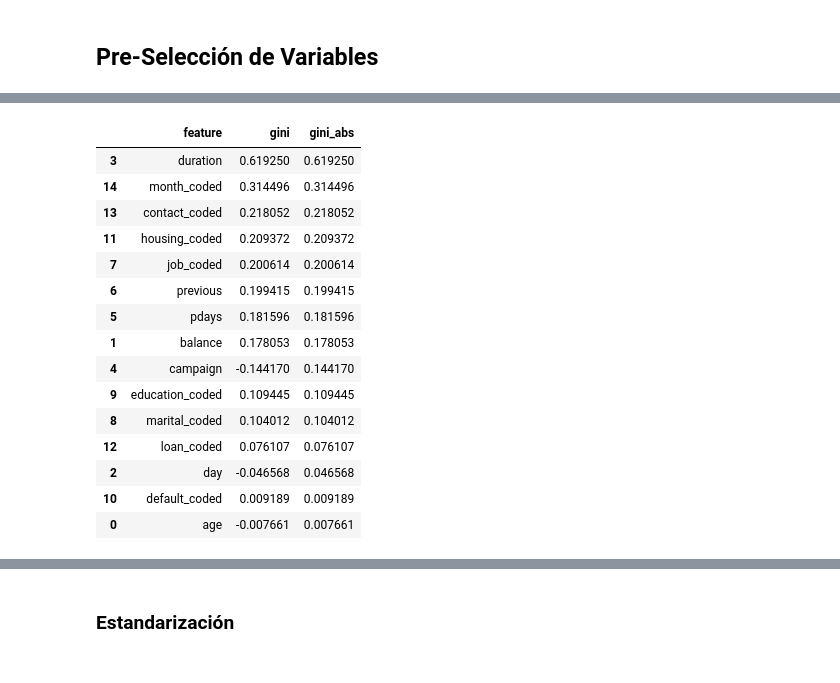
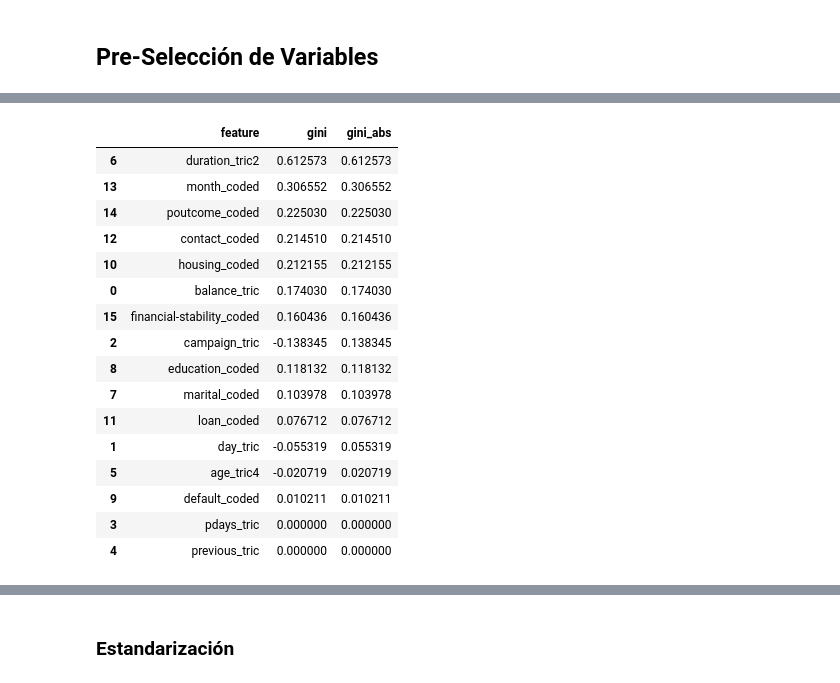
Before and after one commit to jdug1981/proyecto_final, a Jupyter notebook: Proyecto_BANKMARKETING.ipynb, the cells around one changed output, grey strips where cells are left out. Saved outputs shown, nothing was run; the diff lists cells and outputs as text; code cells hidden in the pictures.

```diff
--- a/Proyecto_BANKMARKETING.ipynb
+++ b/Proyecto_BANKMARKETING.ipynb
@@ -923,0 +934,15 @@ sns.lineplot(data = temp.groupby(var + '_rango').agg({'y': 'mean'}).reset_index(
+# %%
+# TRANSFORMACIÓN POLINOMIAL EN TRAIN DE ALGUNAS VARAIBLES NUMERICAS
+train["age_tric4"]=train["age_tric"]**4
+train["duration_tric2"]=train["duration_tric"]**2
+
+
+# TRANSFORMACIÓN POLINOMIAL EN TEST DE ALGUNAS VARAIBLES NUMERICAS
+test["age_tric4"]=test["age_tric"]**4
+test["duration_tric2"]=test["duration_tric"]**2
+# %%
+variables_numericas_ric.remove("age_tric")
+variables_numericas_ric.remove('duration_tric')
+variables_numericas_ric.append("age_tric4")
+variables_numericas_ric.append("duration_tric2")
+variables_numericas_ric
@@ -933,27 +1011,29 @@ numerical_features = variables_numericas
 # %%
-## Pre-Selección de Variables
+## Pre-Selección de Variables usando el GINI
+
 from sklearn.metrics import roc_auc_score
 
-dfgini = pd.DataFrame({'feature': numerical_features + categorical_features_coded,
-                       'gini': [roc_auc_score(train.y, train[col])*2-1 for col in numerical_features + categorical_features_coded]})
+dfgini = pd.DataFrame({'feature': variables_numericas_ric + categorical_features_coded,
+                       'gini': [roc_auc_score(train.y, train[col])*2-1 for col in variables_numericas_ric + categorical_features_coded]})
 
 dfgini['gini_abs'] = dfgini.gini.apply(lambda x: abs(x))
 
 dfgini.sort_values(by = 'gini_abs', ascending = False)
 # %% [output]
 |  | feature | gini | gini_abs |
-| 3 | duration | 0.619250 | 0.619250 |
-| 14 | month_coded | 0.314496 | 0.314496 |
-| 13 | contact_coded | 0.218052 | 0.218052 |
-| 11 | housing_coded | 0.209372 | 0.209372 |
-| 7 | job_coded | 0.200614 | 0.200614 |
-| 6 | previous | 0.199415 | 0.199415 |
-| 5 | pdays | 0.181596 | 0.181596 |
-| 1 | balance | 0.178053 | 0.178053 |
-| 4 | campaign | -0.144170 | 0.144170 |
-| 9 | education_coded | 0.109445 | 0.109445 |
-| 8 | marital_coded | 0.104012 | 0.104012 |
-| 12 | loan_coded | 0.076107 | 0.076107 |
-| 2 | day | -0.046568 | 0.046568 |
-| 10 | default_coded | 0.009189 | 0.009189 |
-| 0 | age | -0.007661 | 0.007661 |
+| 6 | duration_tric2 | 0.612573 | 0.612573 |
+| 13 | month_coded | 0.306552 | 0.306552 |
+| 14 | poutcome_coded | 0.225030 | 0.225030 |
+| 12 | contact_coded | 0.214510 | 0.214510 |
+| 10 | housing_coded | 0.212155 | 0.212155 |
+| 0 | balance_tric | 0.174030 | 0.174030 |
+| 15 | financial-stability_coded | 0.160436 | 0.160436 |
+| 2 | campaign_tric | -0.138345 | 0.138345 |
+| 8 | education_coded | 0.118132 | 0.118132 |
+| 7 | marital_coded | 0.103978 | 0.103978 |
+| 11 | loan_coded | 0.076712 | 0.076712 |
+| 1 | day_tric | -0.055319 | 0.055319 |
+| 5 | age_tric4 | -0.020719 | 0.020719 |
+| 9 | default_coded | 0.010211 | 0.010211 |
+| 3 | pdays_tric | 0.000000 | 0.000000 |
+| 4 | previous_tric | 0.000000 | 0.000000 |
```
Also changed, not shown: parts of 41 cells of this notebook.
